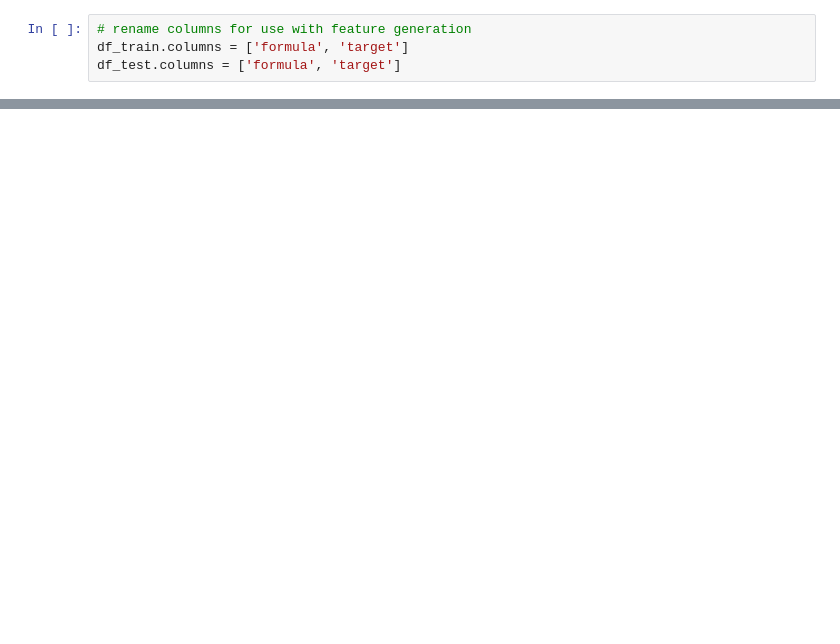
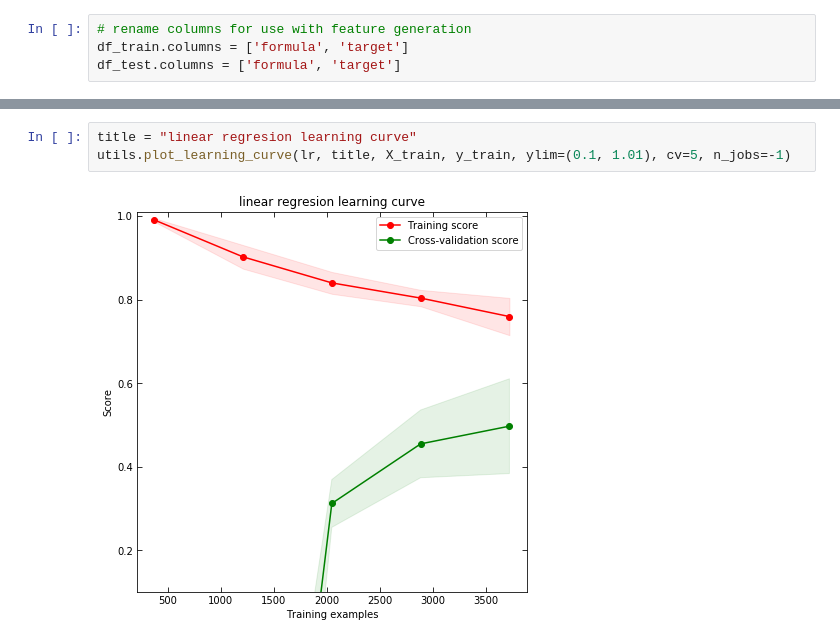
Before and after one commit to Kaaiian/UCSB_sklearn_workshop, a Jupyter notebook: band_gap_first_pass.ipynb, the cells around one changed output, grey strips where cells are left out. Drawn from its saved outputs; the diff is of its cells as text; blank space fills up the shorter version.

```diff
--- a/band_gap_first_pass.ipynb
+++ b/band_gap_first_pass.ipynb
@@ -53,0 +141,5 @@ df_test.columns = ['formula', 'target']
+# %%
+title = "linear regresion learning curve"
+utils.plot_learning_curve(lr, title, X_train, y_train, ylim=(0.1, 1.01), cv=5, n_jobs=-1)
+# %% [output]
+[figure, added]
```
Also changed, not shown: parts of 15 cells of this notebook, 37 other files.
